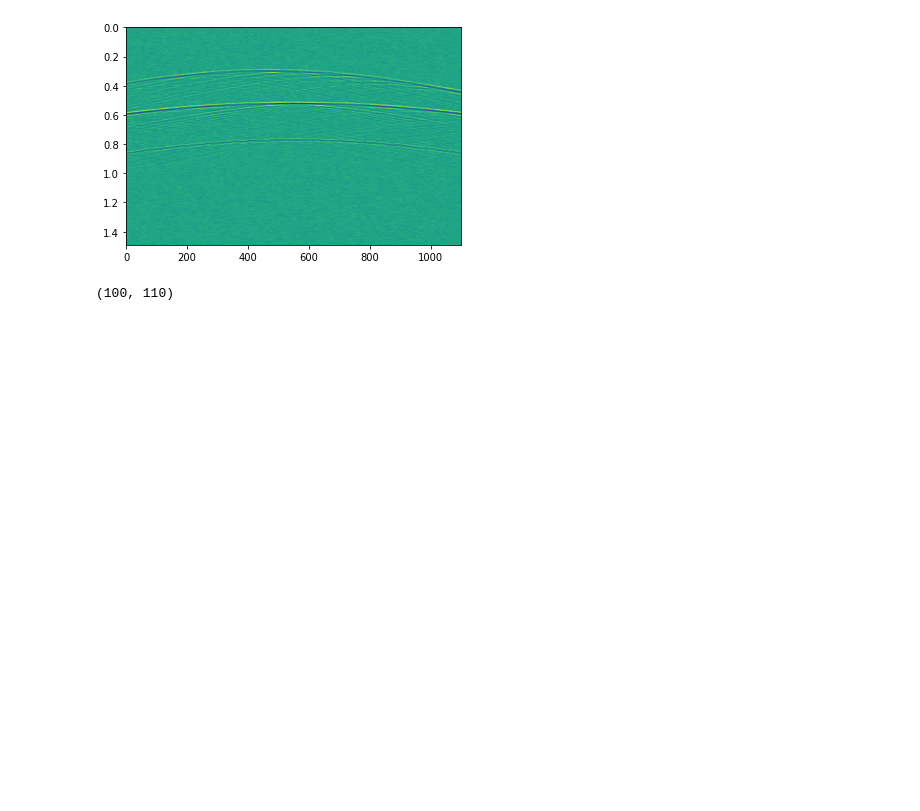
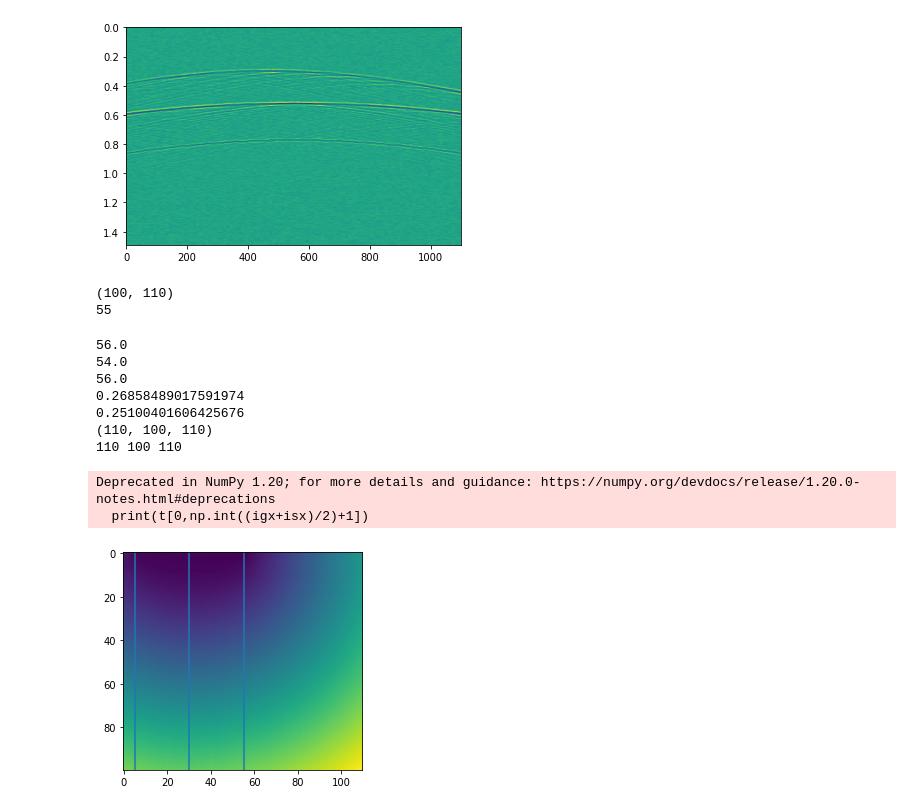
Before and after one commit to GuilhermeZakarewicz/DiffraPy, a Jupyter notebook: Tabti.ipynb, the cells around one changed output. Cells and saved outputs as stored; diff of their text form; code cells hidden in the pictures; blank space fills up the shorter version.

```diff
--- a/Tabti.ipynb
+++ b/Tabti.ipynb
@@ -207,13 +209,38 @@ len(tempos)=110
 gathern.shape=(298, 110)
 [figure]
 # %%
-isx=0
+#isx=0
 igx=5
 
 t = timer[isx,0:nz,0:nx] + timer[igx,0:nz,0:nx]
 trace1=gather1h.T[np.ix_([igx],t.flatten().astype(np.int32))]
 
 print(np.shape(t))
+print(isx)
 # %% [output]
 (100, 110)
+55
+# %%
+plt.imshow(t)
+plt.axvline(x=igx)
+plt.axvline(x=isx)
+plt.axvline(x=(igx+isx)/2)
+print(t[0,igx+1])
+print(t[0,isx+1])
+print(t[0,np.int((igx+isx)/2)+1])
+print(TTh[isx,0,igx])
+print(TTh[igx,0,isx])
+print(TTh.shape)
+print(ntr,nz,nx)
+# %% [output]
+56.0
+54.0
+56.0
+0.26858489017591974
+0.25100401606425676
+(110, 100, 110)
+110 100 110
+Deprecated in NumPy 1.20; for more details and guidance: https://numpy.org/devdocs/release/1.20.0-notes.html#deprecations
+  print(t[0,np.int((igx+isx)/2)+1])
+[figure, added]
 # %%
```
Also changed, not shown: parts of 16 cells of this notebook, 5 other files.
